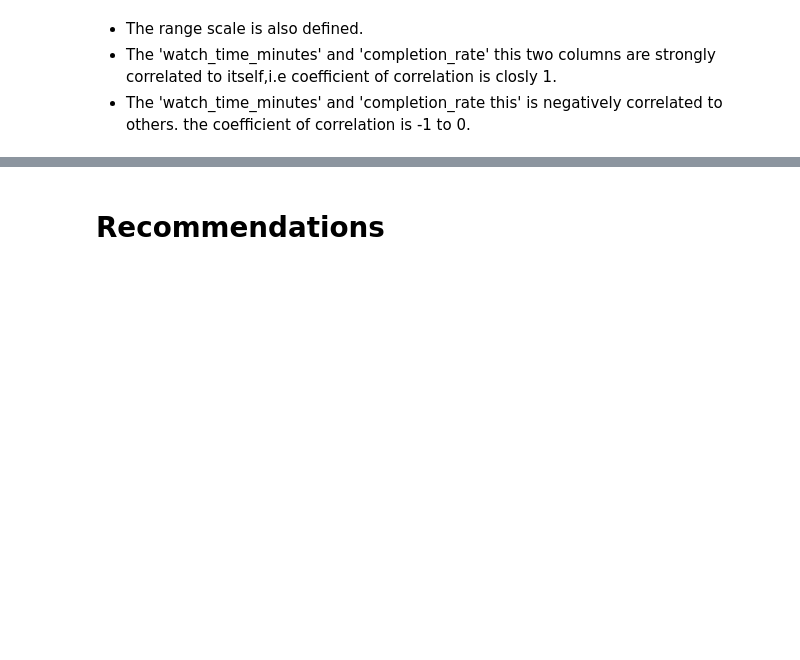
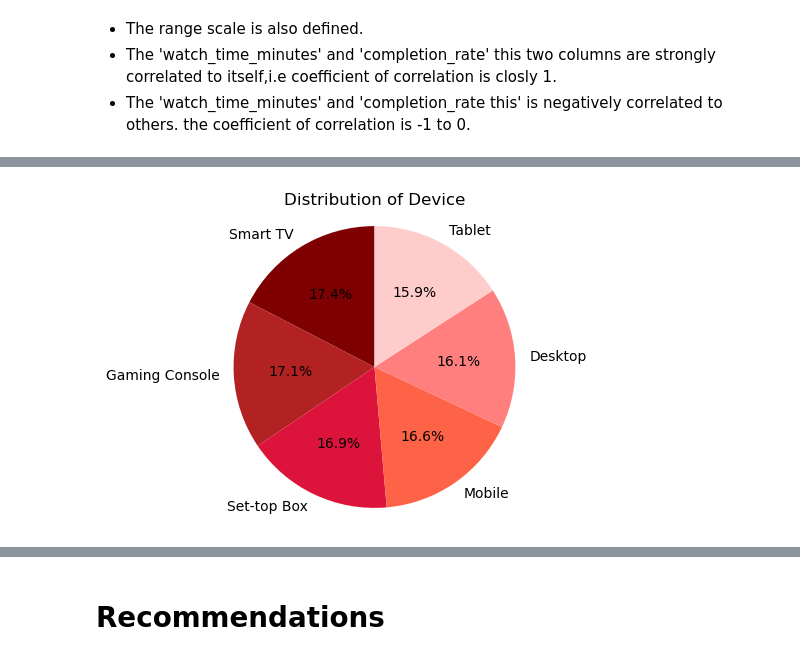
Before and after one commit to neha-13-7531/Streaming-watch-time-Dataset, a Jupyter notebook: Streaming Watchtime Dataset.ipynb, the cells around one changed output, grey strips where cells are left out. Cells and saved outputs as stored; diff of their text form; code cells hidden in the pictures; blank space fills up the shorter version.

```diff
--- a/Streaming Watchtime Dataset.ipynb
+++ b/Streaming Watchtime Dataset.ipynb
@@ -722,0 +727,11 @@ completion_rate              -0.005637         1.000000
+# %%
+# pie chart of value_counts() of device
+device_counts = df['device'].value_counts()
+custom_colors = ['#7f0000', '#b22222', '#dc143c', '#ff6347', '#ff7f7f', '#ffcccc']
+plt.figure(figsize=(4, 4))
+plt.pie(device_counts, labels = device_counts.index, autopct='%1.1f%%', colors = custom_colors, startangle = 90)
+plt.title('Distribution of Device')
+plt.axis('equal')
+plt.show()
+# %% [output]
+[figure, added]
```
Also changed, not shown: parts of 9 cells of this notebook.
